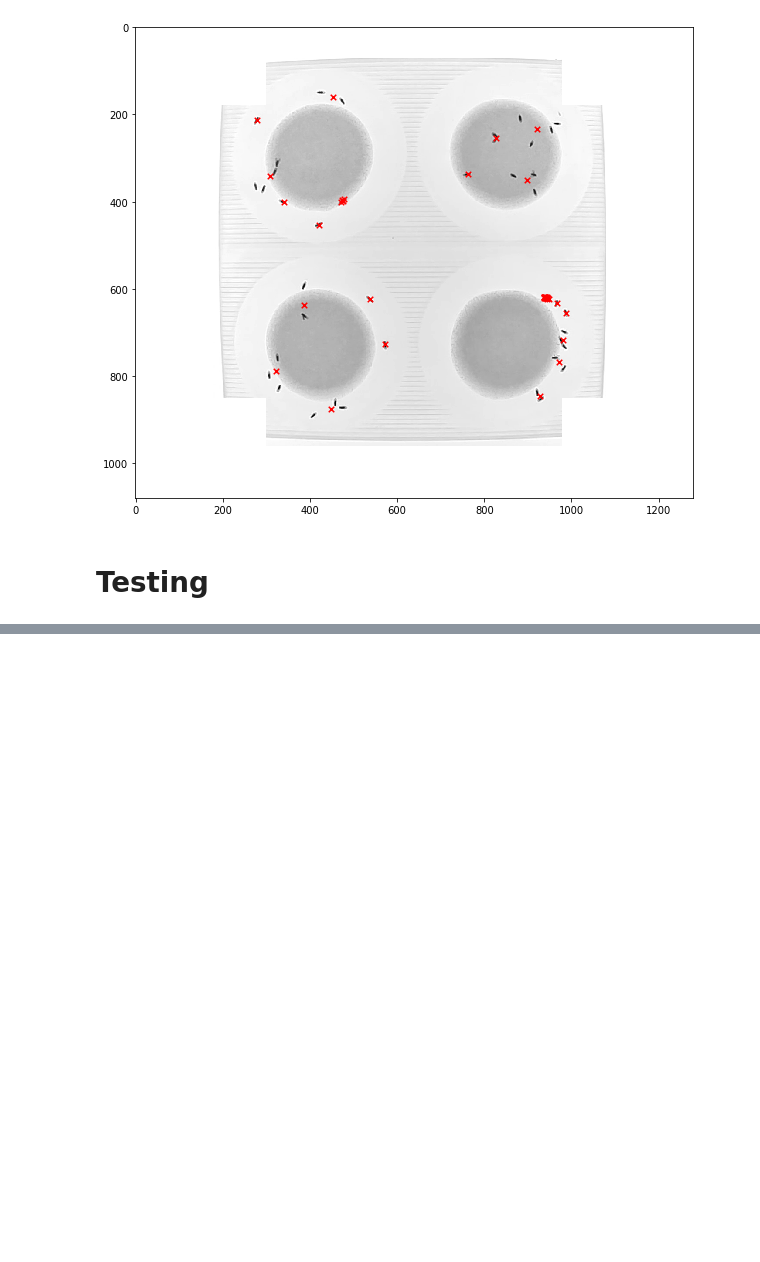
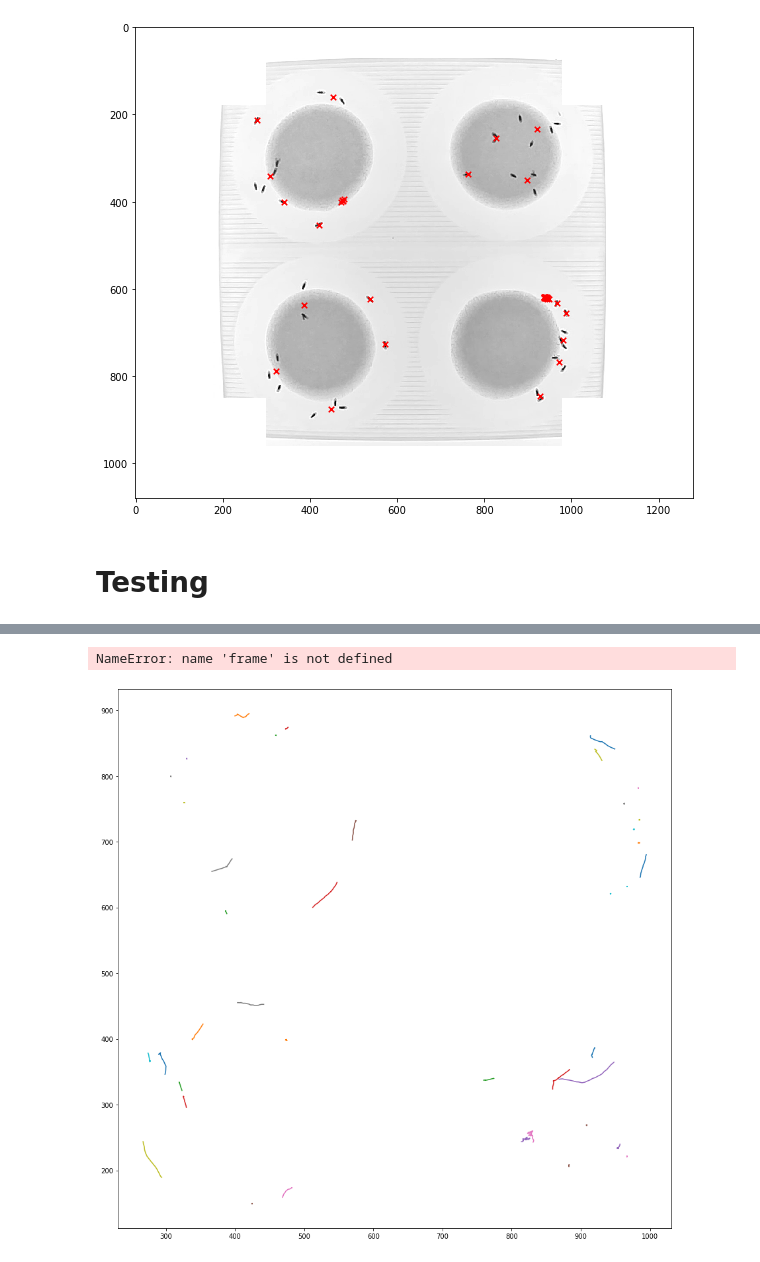
Before and after one commit to nicolaseberle/flyTracker, a Jupyter notebook: notebooks/Implementing/error_correction.ipynb, the cells around one changed output, grey strips where cells are left out. Saved outputs shown, nothing was run; the diff lists cells and outputs as text; code cells hidden in the pictures; blank space fills up the shorter version.

```diff
--- a/notebooks/Implementing/error_correction.ipynb
+++ b/notebooks/Implementing/error_correction.ipynb
@@ -195,0 +195,10 @@ for fly in np.arange(40):
+# %%
+plt.figure(figsize=(15, 15))
+for fly in np.arange(40):
+    plt.plot(dataset[dataset[:, 1] == fly][90:120, 2], dataset[dataset[:, 1] == fly][90:120, 3])
+plt.imshow(frame(), cmap='gray')
+plt.ylim([500, 0])
+plt.xlim([700, 1100])
+# %% [output]
+NameError: name 'frame' is not defined
+[figure, added]
```
Also changed, not shown: parts of 3 cells of this notebook, 36 other files.
